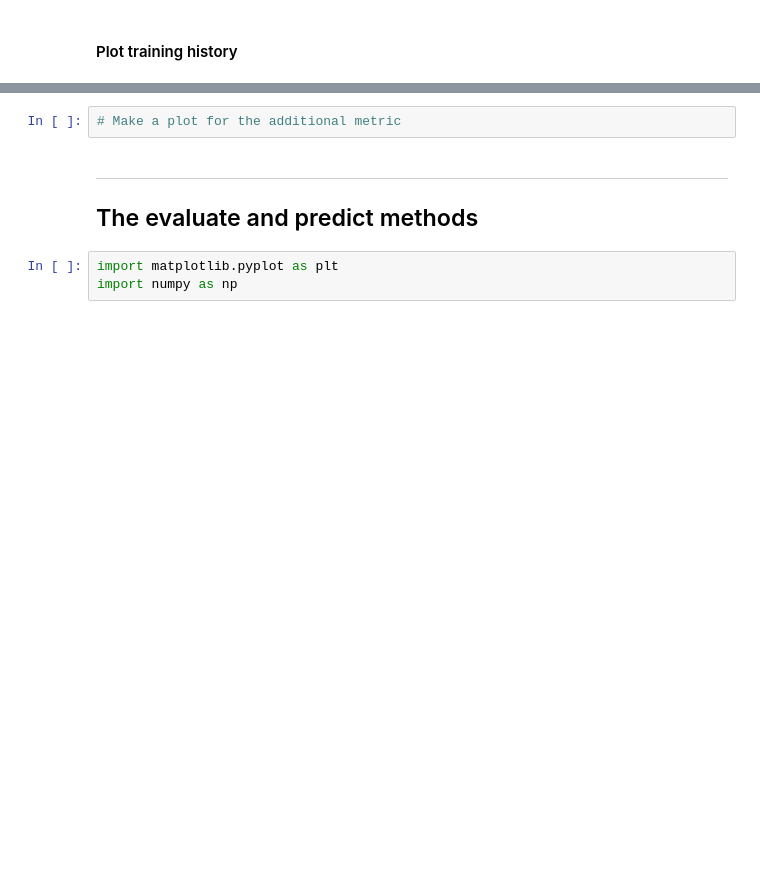
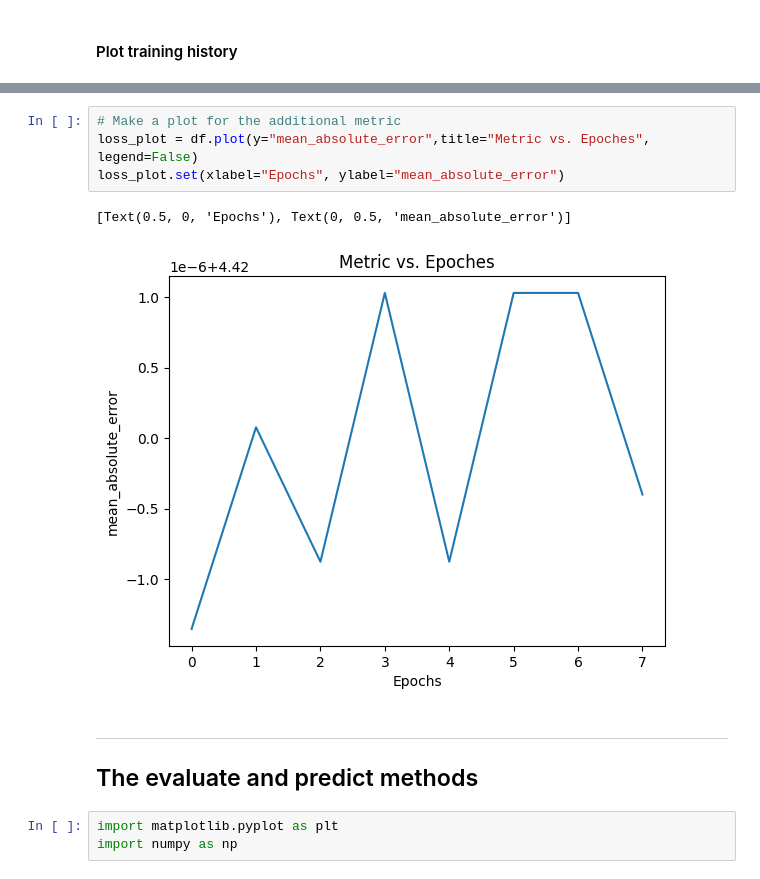
Before and after one commit to BluceHuang/tf2, a Jupyter notebook: Coding_Tutorial.ipynb, the cells around one changed output, grey strips where cells are left out. Saved outputs shown, nothing was run; the diff lists cells and outputs as text; blank space fills up the shorter version.

```diff
--- a/Coding_Tutorial.ipynb
+++ b/Coding_Tutorial.ipynb
@@ -229,5 +236,10 @@ loss_plot.set(xlabel="Epochs", ylabel="Loss")
 # %%
 # Make a plot for the additional metric
+loss_plot = df.plot(y="mean_absolute_error",title="Metric vs. Epoches", legend=False)
+loss_plot.set(xlabel="Epochs", ylabel="mean_absolute_error")
+# %% [output]
+[Text(0.5, 0, 'Epochs'), Text(0, 0.5, 'mean_absolute_error')]
+[figure, added]
 # %% [markdown]
 ***
 <a id="coding_tutorial_5"></a>
```
Also changed, not shown: parts of 5 cells of this notebook.
